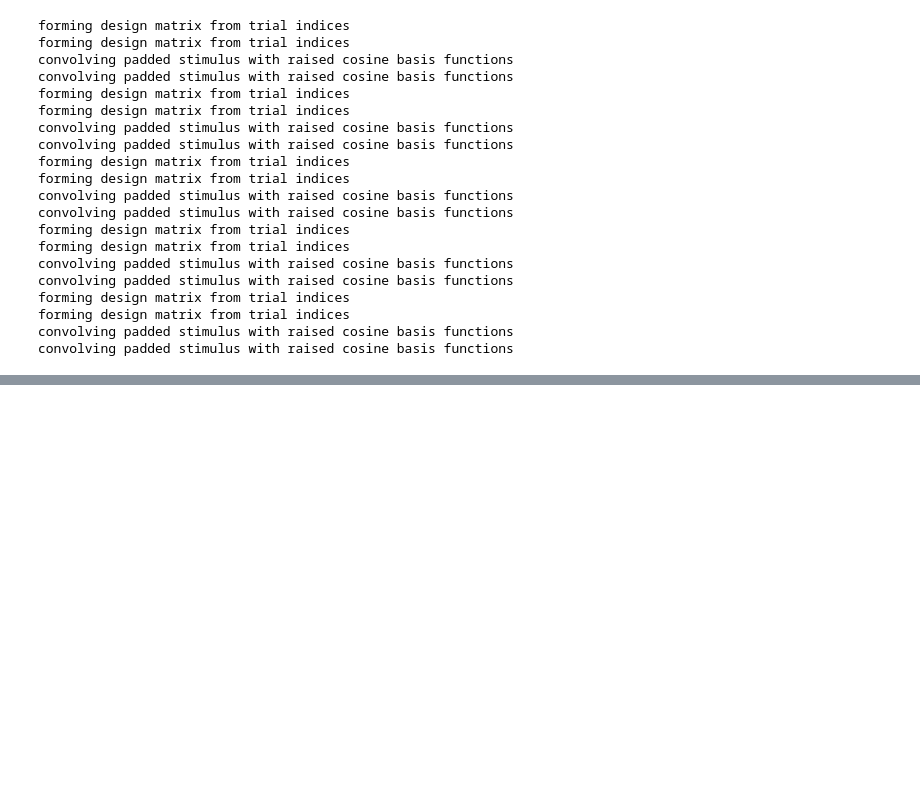
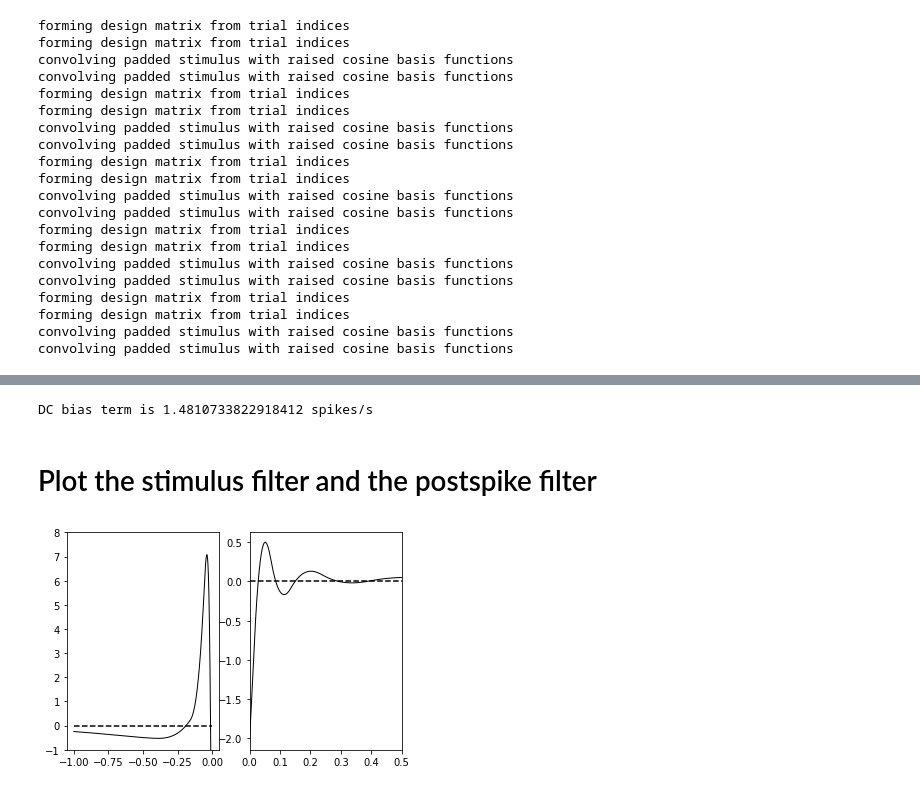
Before and after one commit to davidfox87/neuro_encoding_models, a Jupyter notebook: HowTo_fit_filters.ipynb, the cells around one changed output, grey strips where cells are left out. Drawn from its saved outputs; the diff is of its cells as text; code cells hidden in the pictures; blank space fills up the shorter version.

```diff
--- a/HowTo_fit_filters.ipynb
+++ b/HowTo_fit_filters.ipynb
@@ -143,0 +172,8 @@ convolving padded stimulus with raised cosine basis functions
+# %%
+prs = [0.0, -16.9989, 4.5455, 1.1125, 0.8270, -1.3354]
+ih_pars = np.random.normal(0, .2,  8)
+prs = np.concatenate((prs, ih_pars), axis=0)
+res = minimize(neg_log_lik, prs, args=(5, X, y, 1),
+										options={'maxiter': 1000, 'disp': True})
+
+theta_ml = res['x']
@@ -143,0 +192,26 @@ convolving padded stimulus with raised cosine basis functions
+# %%
+# combine weights across each basis vector
+d = dm.get_regressor_from_output(theta_ml)
+
+dc = theta_ml[0]
+k = d['stim'][1]
+kt = d['stim'][0] * dt
+h = d['sptrain'][1]
+ht = d['sptrain'][0] * dt
+
+print("DC bias term is {} spikes/s".format(dc))
+# %% [output]
+DC bias term is 1.4810733822918412 spikes/s
+# %% [markdown]
+# Plot the stimulus filter and the postspike filter
+# %%
+fig, (ax1, ax2) = plt.subplots(1, 2)
+ax1.plot(kt, k, '-k', linewidth=1)
+ax2.plot(ht, h, '-k', linewidth=1)
+ax1.plot([-1, 0], [0, 0], '--k')
+ax2.plot([0, .5], [0, 0], '--k')
+ax2.set_xlim(0, 0.5)
+ax1.set_ylim(-1, 8)
+plt.show()
+# %% [output]
+[figure, added]
```
Also changed, not shown: parts of 4 cells of this notebook.
